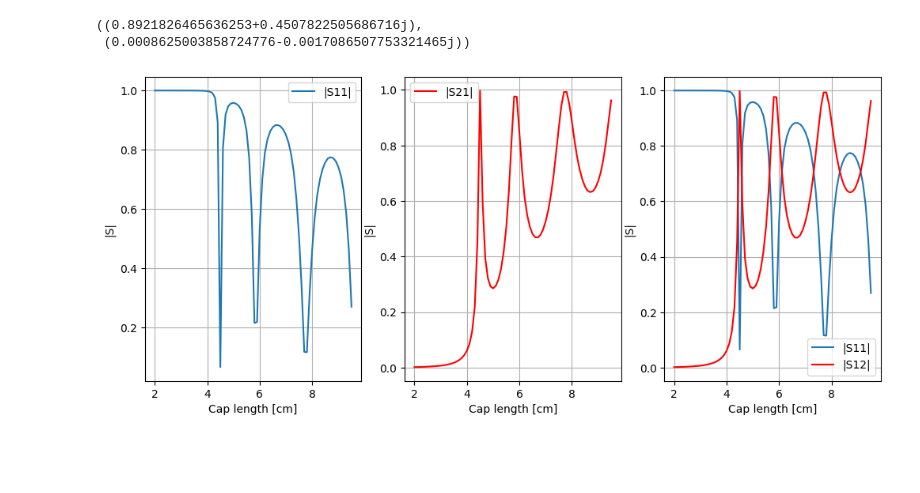
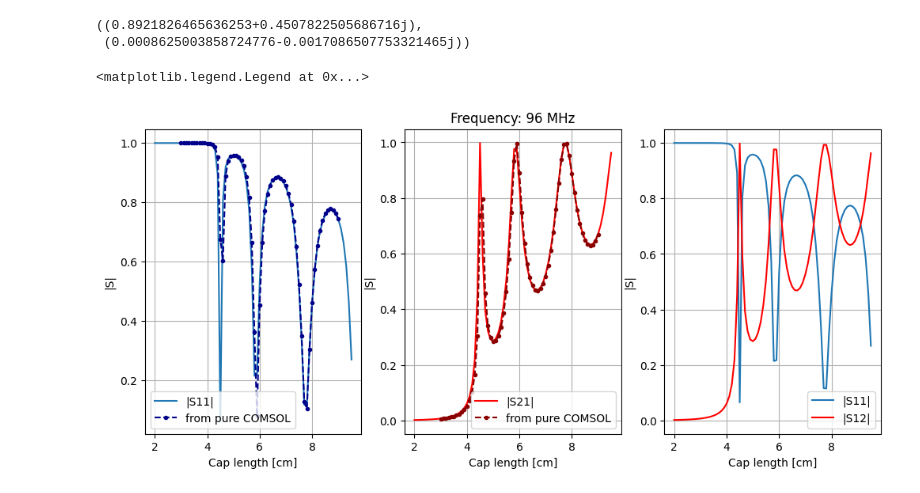
Before and after one commit to vandelij/TWA_circuit, a Jupyter notebook: testing_new_class.ipynb, the cells around one changed output. Cells and saved outputs as stored; diff of their text form; code cells hidden in the pictures; blank space fills up the shorter version.

```diff
--- a/testing_new_class.ipynb
+++ b/testing_new_class.ipynb
@@ -134,9 +134,36 @@ myrfTWA.get_fullant_S11_S12_given_C(C=C, f=96)
   [8.99898014e-04-0.00188534j 9.01854657e-01+0.43110206j]]]
 ((0.8921826465636253+0.4507822505686716j),
  (0.0008625003858724776-0.0017086507753321465j))
+# %%
+# get data from fully built comsol antenna with caps:
+import csv
+def get_ant_S_11_21(filename):
+    data = []
+    with open(filename, 'r') as file:
+        reader = csv.reader(file)
+        for row in reader:
+            data.append(row)
+    headers = data[4]
+    data = data[5:]
+    fmat_string  = []
+    for row in data:
+        fmat_string.append(row)
+    fmat = np.array([[complex(num.replace('i', 'j')) for num in row] for row in fmat_string], dtype=complex)
+    lcaps = fmat[:,0]
+    S11_mag = np.abs(fmat[:,3])
+    S21_mag = np.abs(fmat[:,4])
+    return np.real(lcaps), S11_mag, S21_mag
+
+filename2 = 'circ_model/S11_S12_96mhz_lcap_3by0_01_to_9_cm.csv'
+lcaps, S11_mag_data, S21_mag_data = get_ant_S_11_21(filename2)
 # %%
 # okay, things look like they are working!!
 ls = np.arange(0.02, 0.096, 0.001)
-myrfTWA.plot_abs_S11_S21_l_scan(ls, f=96)
+S11v, S21v, axs = myrfTWA.plot_abs_S11_S21_l_scan(ls, f=96, return_data=True)
+axs[0].plot(lcaps*100, S11_mag_data, marker='.', color='darkblue', linestyle='--', label='from pure COMSOL')
+axs[1].plot(lcaps*100, S21_mag_data, marker='.', color='darkred', linestyle='--', label='from pure COMSOL')
+axs[0].legend()
+axs[1].legend()
 # %% [output]
+<matplotlib.legend.Legend at 0x...>
-[figure, old version]
+[figure, new version]
```
Also changed, not shown: 2 other files.
